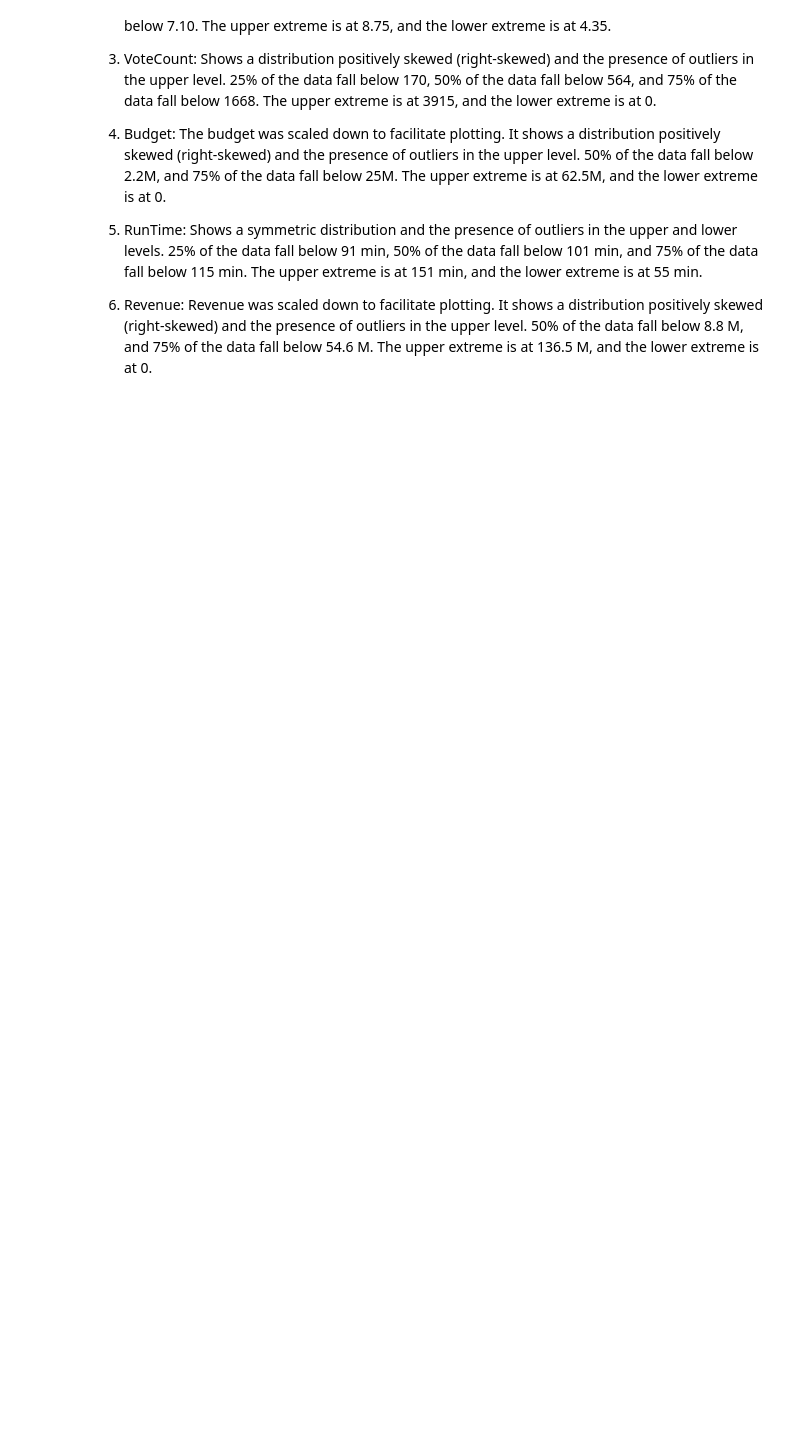
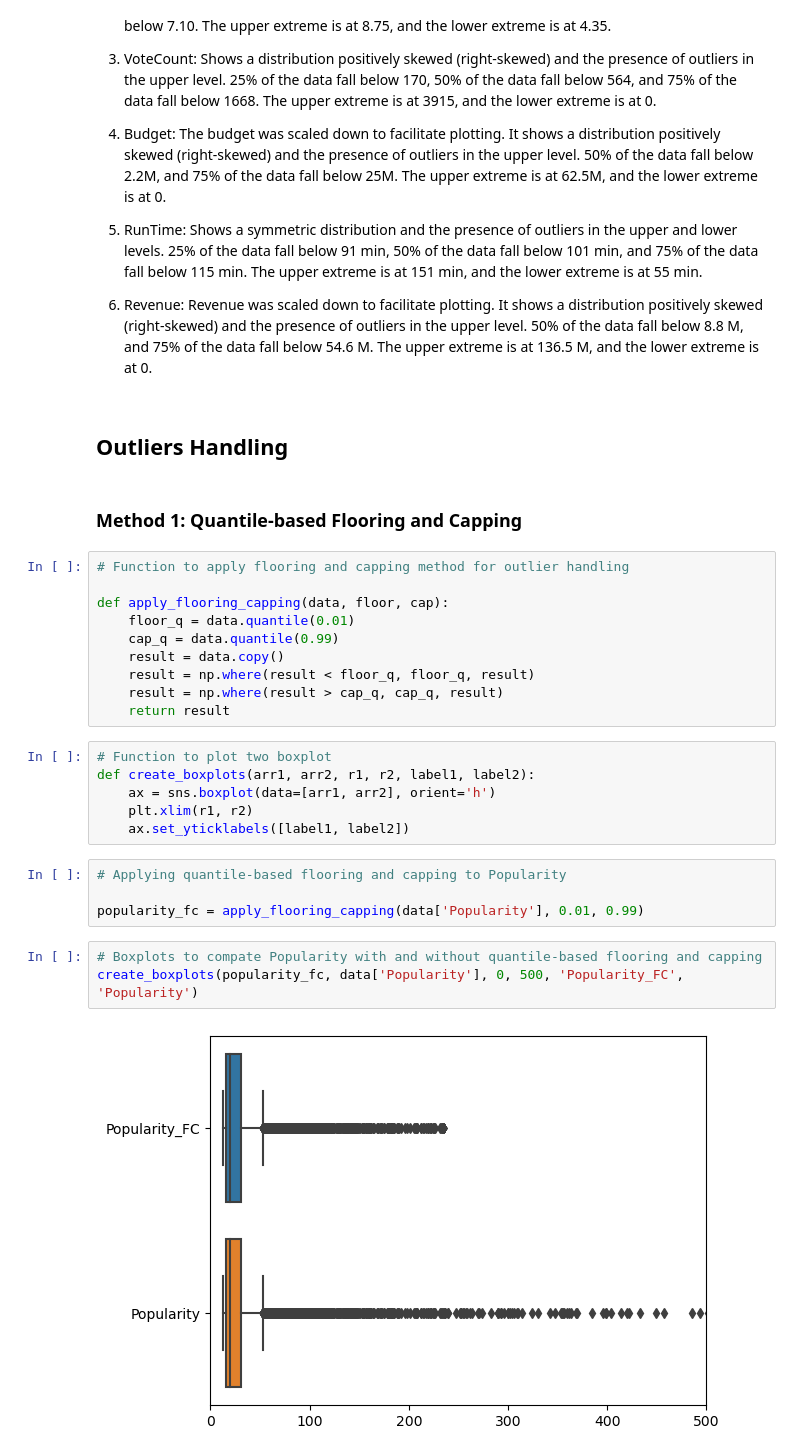
Before and after one commit to mlgomez0/advanced_python_project, a Jupyter notebook: notebooks/movies.ipynb, the cells around one changed output. Drawn from its saved outputs; the diff is of its cells as text; blank space fills up the shorter version.

Commit message:
feat(movies): removing outliers

```diff
--- a/notebooks/movies.ipynb
+++ b/notebooks/movies.ipynb
@@ -831,3 +833,32 @@ The plots show:
 5. RunTime: Shows a symmetric distribution and the presence of outliers in the upper and lower levels. 25% of the data fall below 91 min, 50% of the data fall below 101 min, and 75% of the data fall below 115 min. The upper extreme is at 151 min, and the lower extreme is at 55 min.
 
 6. Revenue: Revenue was scaled down to facilitate plotting. It shows a distribution positively skewed (right-skewed) and the presence of outliers in the upper level. 50% of the data fall below 8.8 M, and 75% of the data fall below 54.6 M. The upper extreme is at 136.5 M, and the lower extreme is at 0.
+# %% [markdown]
+## Outliers Handling
+# %% [markdown]
+### Method 1: Quantile-based Flooring and Capping
+# %%
+# Function to apply flooring and capping method for outlier handling
+
+def apply_flooring_capping(data, floor, cap):
+    floor_q = data.quantile(0.01)
+    cap_q = data.quantile(0.99)
+    result = data.copy()
+    result = np.where(result < floor_q, floor_q, result)
+    result = np.where(result > cap_q, cap_q, result)
+    return result
+# %%
+# Function to plot two boxplot
+def create_boxplots(arr1, arr2, r1, r2, label1, label2):
+    ax = sns.boxplot(data=[arr1, arr2], orient='h')
+    plt.xlim(r1, r2)
+    ax.set_yticklabels([label1, label2])
+# %%
+# Applying quantile-based flooring and capping to Popularity
+
+popularity_fc = apply_flooring_capping(data['Popularity'], 0.01, 0.99)
+# %%
+# Boxplots to compate Popularity with and without quantile-based flooring and capping
+create_boxplots(popularity_fc, data['Popularity'], 0, 500, 'Popularity_FC', 'Popularity')
+# %% [output]
+[figure, added]
```
Also changed, not shown: parts of 55 cells of this notebook, 1 other file.
